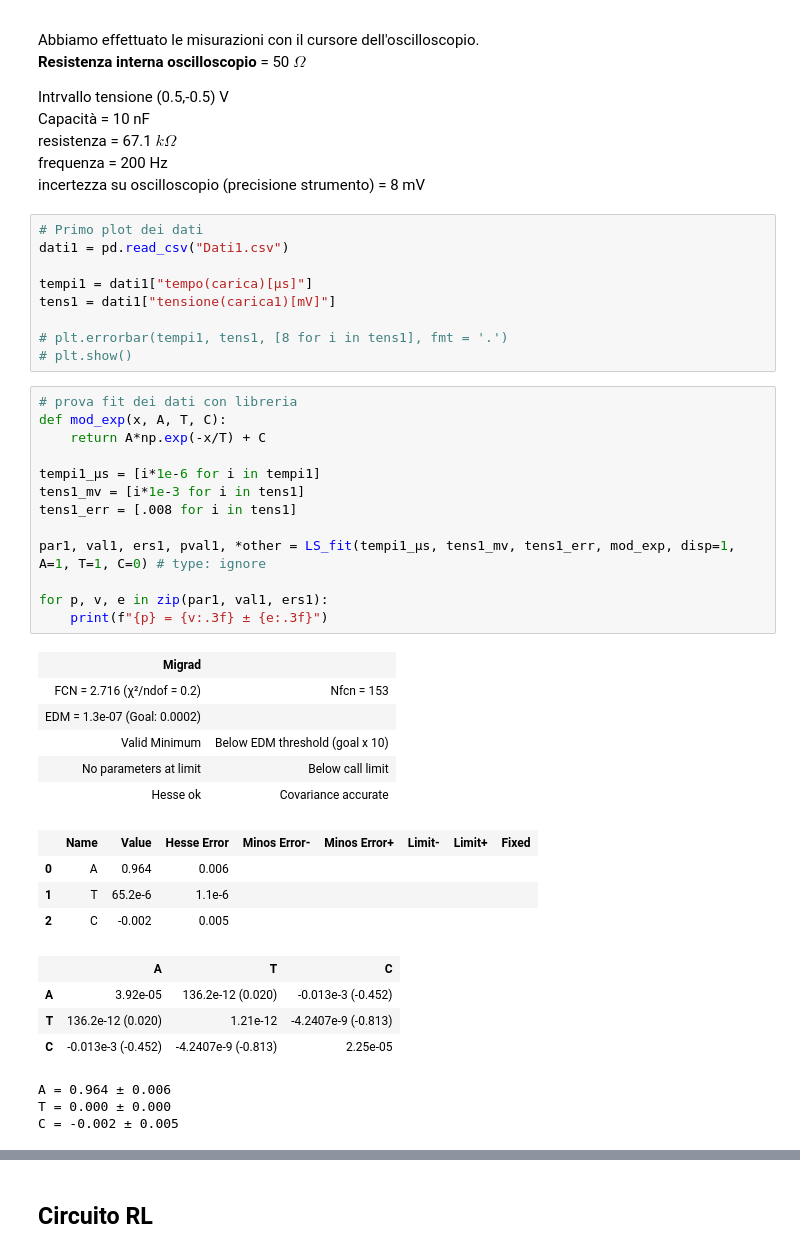
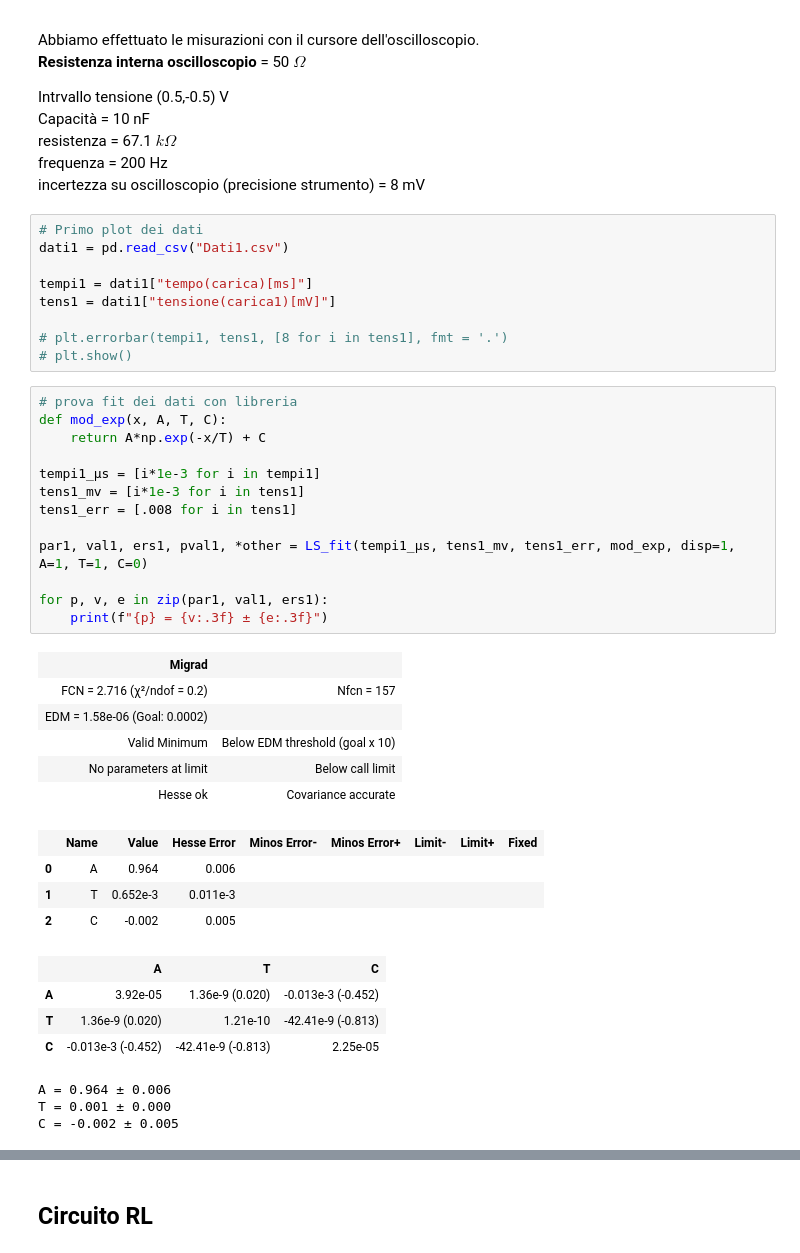
Before and after one commit to Pavar0tty/Laboratorio_2, a Jupyter notebook: Circuiti2/Analisi.ipynb, the cells around one changed output, grey strips where cells are left out. Cells and saved outputs as stored; diff of their text form.

```diff
--- a/Circuiti2/Analisi.ipynb
+++ b/Circuiti2/Analisi.ipynb
@@ -25,7 +23,7 @@ incertezza su oscilloscopio (precisione strumento) = 8 mV
 # Primo plot dei dati
 dati1 = pd.read_csv("Dati1.csv")
 
-tempi1 = dati1["tempo(carica)[µs]"]
+tempi1 = dati1["tempo(carica)[ms]"]
 tens1 = dati1["tensione(carica1)[mV]"]
 
 # plt.errorbar(tempi1, tens1, [8 for i in tens1], fmt = '.')
@@ -33,33 +31,33 @@ tens1 = dati1["tensione(carica1)[mV]"]
 # %%
 # prova fit dei dati con libreria
 def mod_exp(x, A, T, C):
     return A*np.exp(-x/T) + C
 
-tempi1_µs = [i*1e-6 for i in tempi1]
+tempi1_µs = [i*1e-3 for i in tempi1]
 tens1_mv = [i*1e-3 for i in tens1]
 tens1_err = [.008 for i in tens1]
 
-par1, val1, ers1, pval1, *other = LS_fit(tempi1_µs, tens1_mv, tens1_err, mod_exp, disp=1, A=1, T=1, C=0) # type: ignore
+par1, val1, ers1, pval1, *other = LS_fit(tempi1_µs, tens1_mv, tens1_err, mod_exp, disp=1, A=1, T=1, C=0)
 
 for p, v, e in zip(par1, val1, ers1):
     print(f"{p} = {v:.3f} ± {e:.3f}")
 # %% [output]
 | Migrad |  |
-| FCN = 2.716 (χ²/ndof = 0.2) | Nfcn = 153 |
-| EDM = 1.3e-07 (Goal: 0.0002) |  |
+| FCN = 2.716 (χ²/ndof = 0.2) | Nfcn = 157 |
+| EDM = 1.58e-06 (Goal: 0.0002) |  |
 | Valid Minimum | Below EDM threshold (goal x 10) |
 | No parameters at limit | Below call limit |
 | Hesse ok | Covariance accurate |
 |  | Name | Value | Hesse Error | Minos Error- | Minos Error+ | Limit- | Limit+ | Fixed |
 | 0 | A | 0.964 | 0.006 |  |  |  |  |  |
-| 1 | T | 65.2e-6 | 1.1e-6 |  |  |  |  |  |
+| 1 | T | 0.652e-3 | 0.011e-3 |  |  |  |  |  |
 | 2 | C | -0.002 | 0.005 |  |  |  |  |  |
 |  | A | T | C |
-| A | 3.92e-05 | 136.2e-12 (0.020) | -0.013e-3 (-0.452) |
-| T | 136.2e-12 (0.020) | 1.21e-12 | -4.2407e-9 (-0.813) |
-| C | -0.013e-3 (-0.452) | -4.2407e-9 (-0.813) | 2.25e-05 |
+| A | 3.92e-05 | 1.36e-9 (0.020) | -0.013e-3 (-0.452) |
+| T | 1.36e-9 (0.020) | 1.21e-10 | -42.41e-9 (-0.813) |
+| C | -0.013e-3 (-0.452) | -42.41e-9 (-0.813) | 2.25e-05 |
 A = 0.964 ± 0.006
-T = 0.000 ± 0.000
+T = 0.001 ± 0.000
 C = -0.002 ± 0.005
 # %%
 QC, tau_1, c_0 = val1
```
Also changed, not shown: parts of 6 cells of this notebook, 2 other files.
